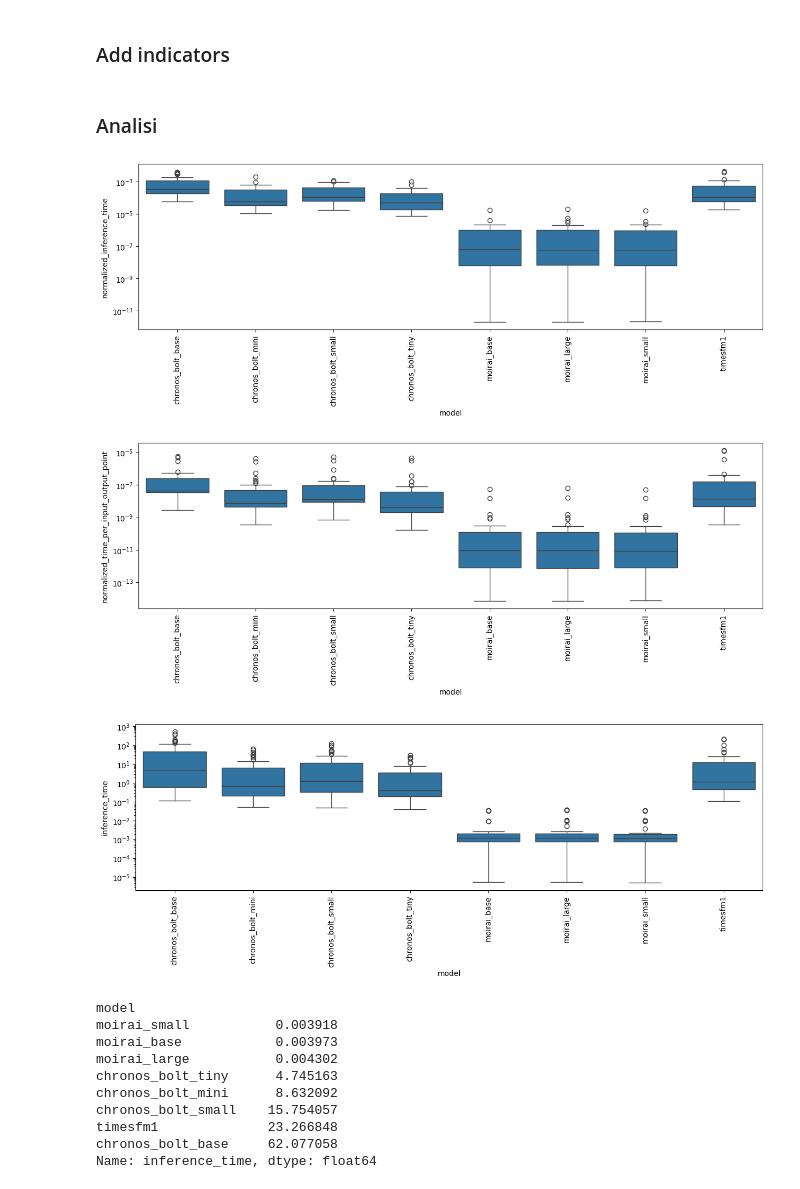
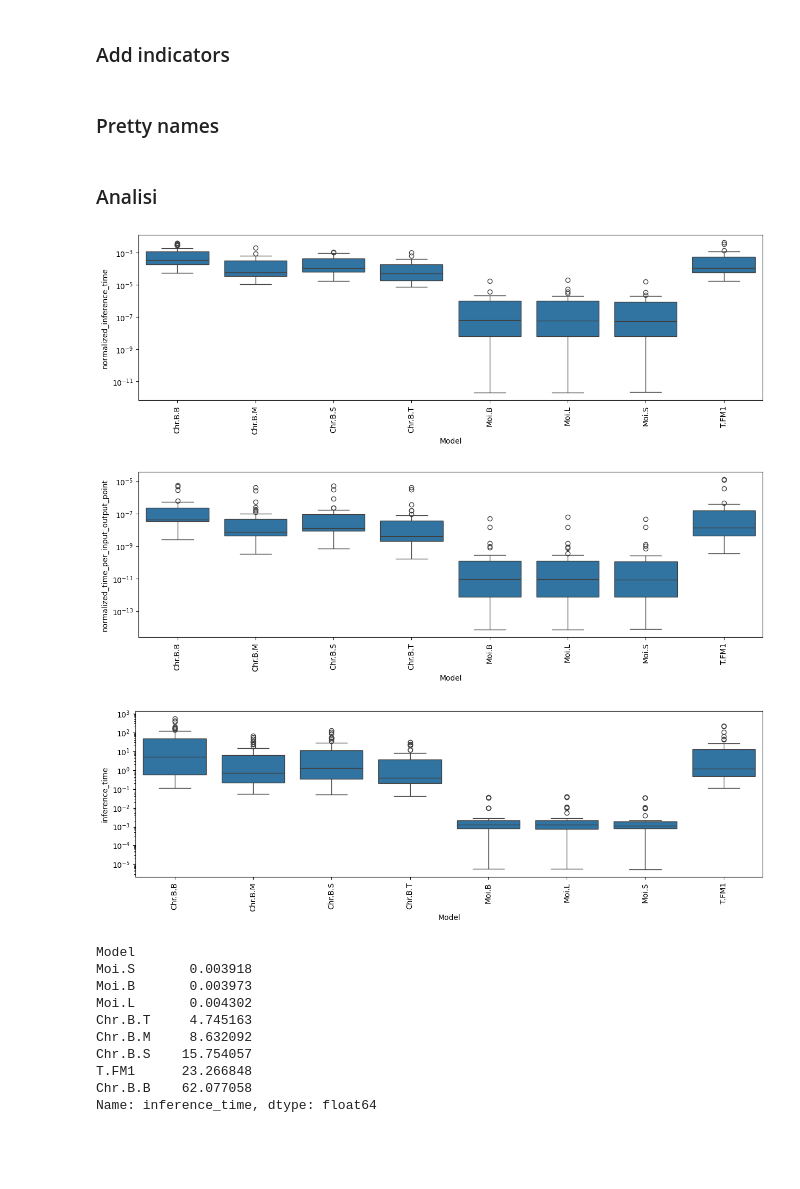
Before and after one commit to GiuliaGhisolfi/TSFM-ZeroShotEval, a Jupyter notebook: src/10_InferenceTimeResults.ipynb, the cells around one changed output. Drawn from its saved outputs; the diff is of its cells as text; code cells hidden in the pictures; blank space fills up the shorter version.

Commit message:
partial results inference time

```diff
--- a/src/10_InferenceTimeResults.ipynb
+++ b/src/10_InferenceTimeResults.ipynb
@@ -206,47 +206,71 @@ df["normalized_time_per_input_output_point"] = (
         df["num_samples"] * df["prediction_length"] * df["time_series_avg_len"]
     )
 )
+# %% [markdown]
+### Pretty names
+# %%
+PRETTY_NAME ={
+    "chronos_bolt_base": "Chr.B.B",
+    "chronos_bolt_small": "Chr.B.S",
+    "chronos_bolt_mini": "Chr.B.M",
+    "chronos-bolt-mini": "Chr.B.M",
+    "chronos_bolt_tiny": "Chr.B.T",
+    "timesfm1": "T.FM1",
+    "timesfm2": "T.FM2",
+    "moirai_small": "Moi.S",
+    "moirai_base": "Moi.B",
+    "moirai_large": "Moi.L",
+    }
+# %%
+def add_pretty_name(x):
+    return PRETTY_NAME[x]
+
+def add_pretty_dataset(x):
+    return x.replace("/", ", ")
+
+df["Model"] = df["model"].apply(add_pretty_name)
+df["Dataset, Frequency, Term"] = df["dataset"].apply(add_pretty_dataset)
 # %% [markdown]
 ### Analisi
 # %%
 import seaborn as sns
 import matplotlib.pyplot as plt
 
 plt.figure(figsize=(15, 4))
-sns.boxplot(data=df, x="model", y="normalized_inference_time")
+sns.boxplot(data=df, x="Model", y="normalized_inference_time")
 plt.xticks(rotation=90)
 plt.yscale('log')
 plt.show()
 # %% [output]
-[figure, old version]
+[figure, new version]
 # %%
 plt.figure(figsize=(15, 4))
-sns.boxplot(data=df, x="model", y="normalized_time_per_input_output_point")
+sns.boxplot(data=df, x="Model", y="normalized_time_per_input_output_point")
 plt.xticks(rotation=90)
 plt.yscale('log')
 plt.show()
 # %% [output]
-[figure, old version]
+[figure, new version]
 # %%
 plt.figure(figsize=(15, 4))
-sns.boxplot(data=df, x="model", y="inference_time")
+sns.boxplot(data=df, x="Model", y="inference_time")
 plt.xticks(rotation=90)
 plt.yscale('log')
 plt.show()
 # %% [output]
-[figure, old version]
+[figure, new version]
 # %%
-ranking = df.groupby("model")["inference_time"].mean().sort_values()
+ranking = df.groupby("Model")["inference_time"].mean().sort_values()
 print(ranking)
 # %% [output]
-model
-moirai_small           0.003918
-moirai_base            0.003973
-moirai_large           0.004302
-chronos_bolt_tiny      4.745163
-chronos_bolt_mini      8.632092
-chronos_bolt_small    15.754057
-timesfm1              23.266848
-chronos_bolt_base     62.077058
+Model
+Moi.S       0.003918
+Moi.B       0.003973
+Moi.L       0.004302
+Chr.B.T     4.745163
+Chr.B.M     8.632092
+Chr.B.S    15.754057
+T.FM1      23.266848
+Chr.B.B    62.077058
 Name: inference_time, dtype: float64
 # %%
```
Also changed, not shown: parts of 3 cells of this notebook, 2 other files.
